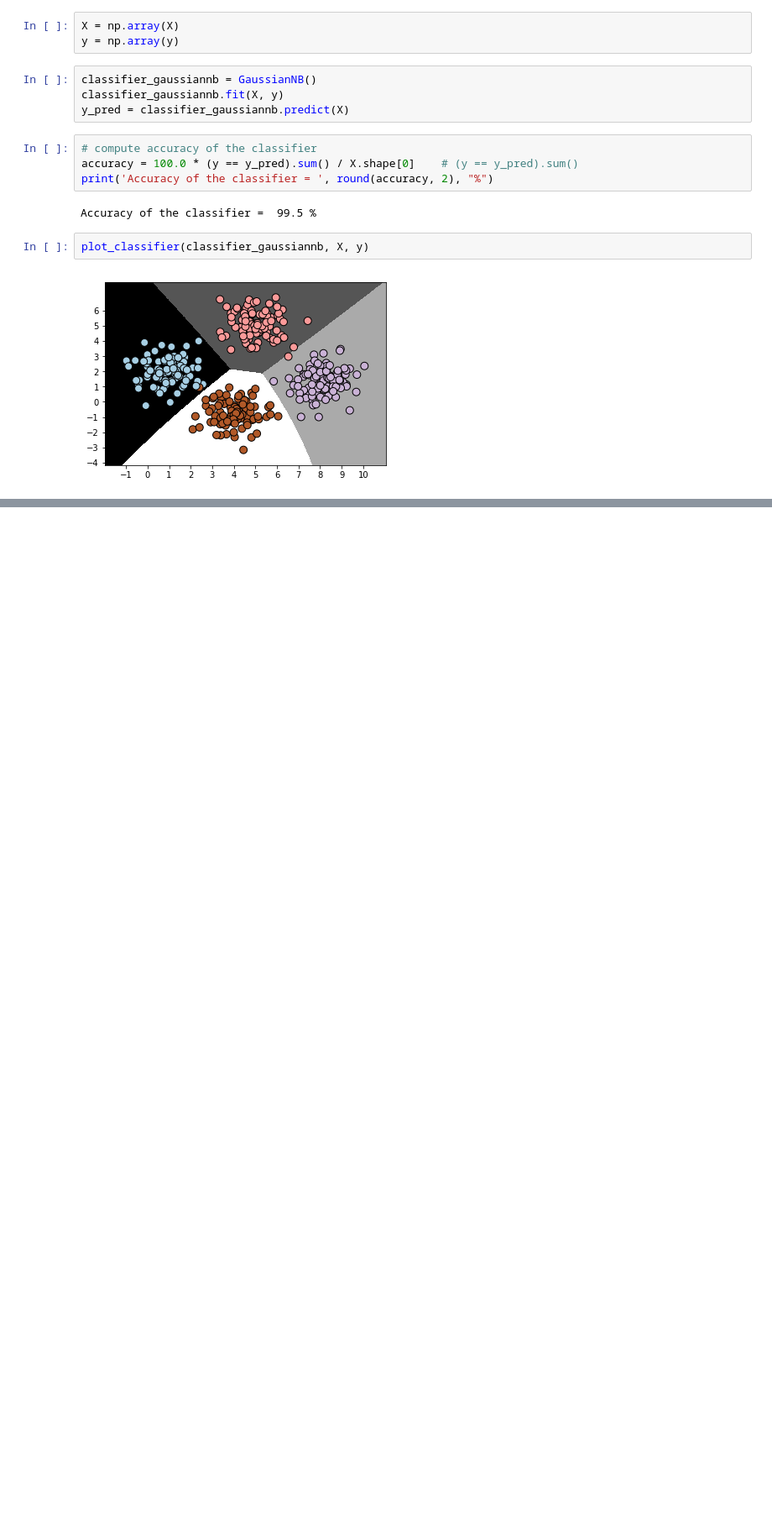
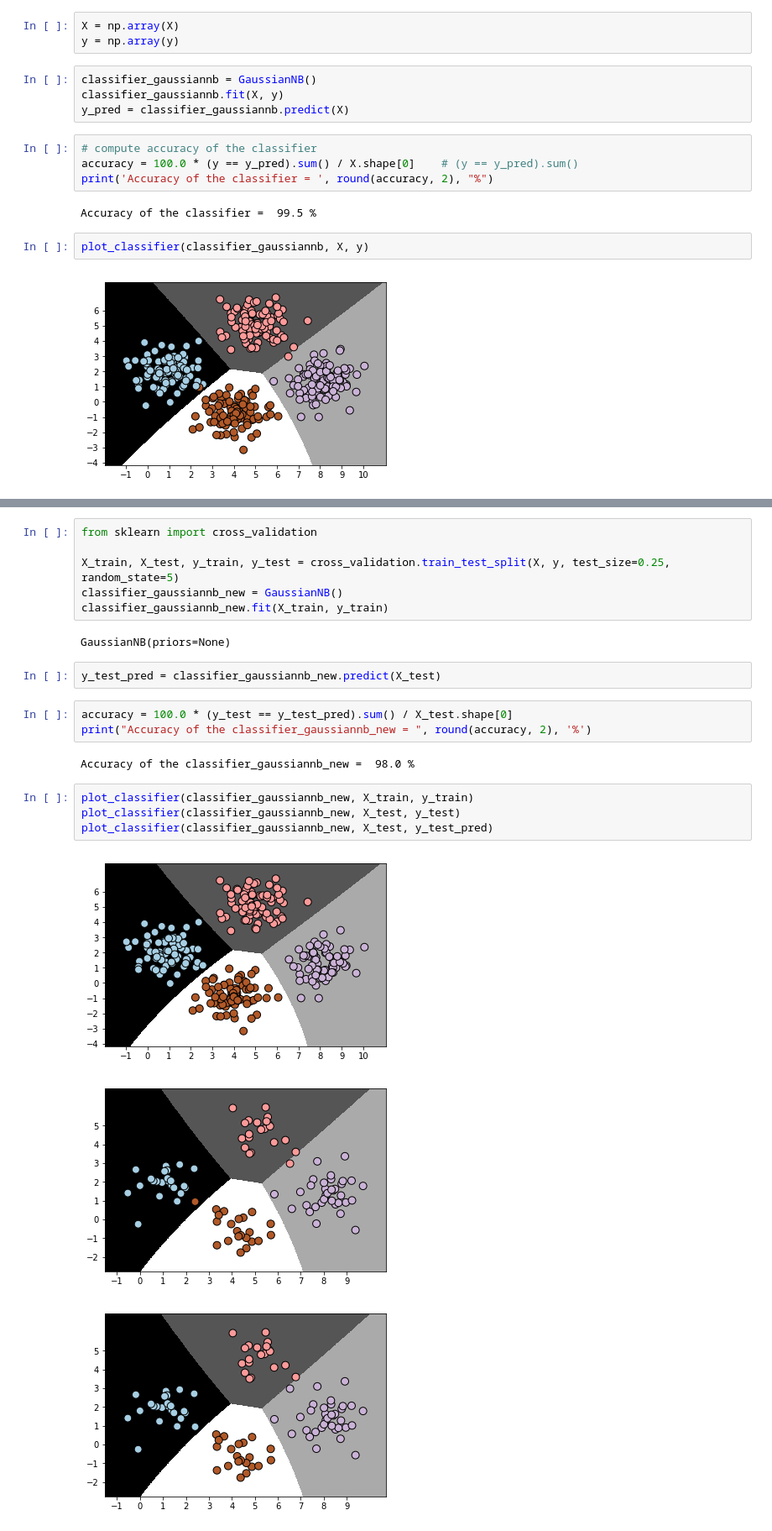
Before and after one commit to Zorro-Lin-7/My-Machine-Learning-Learning-Path, a Jupyter notebook: RealWorldMachineLearning/Chapter2/Naive_bayes.ipynb, the cells around one changed output, grey strips where cells are left out. Shown at 84% size. Drawn from its saved outputs; the diff is of its cells as text; blank space fills up the shorter version.

Commit message:
train test split

```diff
--- a/RealWorldMachineLearning/Chapter2/Naive_bayes.ipynb
+++ b/RealWorldMachineLearning/Chapter2/Naive_bayes.ipynb
@@ -37,0 +40,23 @@ plot_classifier(classifier_gaussiannb, X, y)
+# %%
+from sklearn import cross_validation
+
+X_train, X_test, y_train, y_test = cross_validation.train_test_split(X, y, test_size=0.25, random_state=5)
+classifier_gaussiannb_new = GaussianNB()
+classifier_gaussiannb_new.fit(X_train, y_train)
+# %% [output]
+GaussianNB(priors=None)
+# %%
+y_test_pred = classifier_gaussiannb_new.predict(X_test)
+# %%
+accuracy = 100.0 * (y_test == y_test_pred).sum() / X_test.shape[0]
+print("Accuracy of the classifier_gaussiannb_new = ", round(accuracy, 2), '%')
+# %% [output]
+Accuracy of the classifier_gaussiannb_new =  98.0 %
+# %%
+plot_classifier(classifier_gaussiannb_new, X_train, y_train)
+plot_classifier(classifier_gaussiannb_new, X_test, y_test)
+plot_classifier(classifier_gaussiannb_new, X_test, y_test_pred)
+# %% [output]
+[figure, added]
+[figure, added]
+[figure, added]
```
Also changed, not shown: parts of 1 cell of this notebook.
